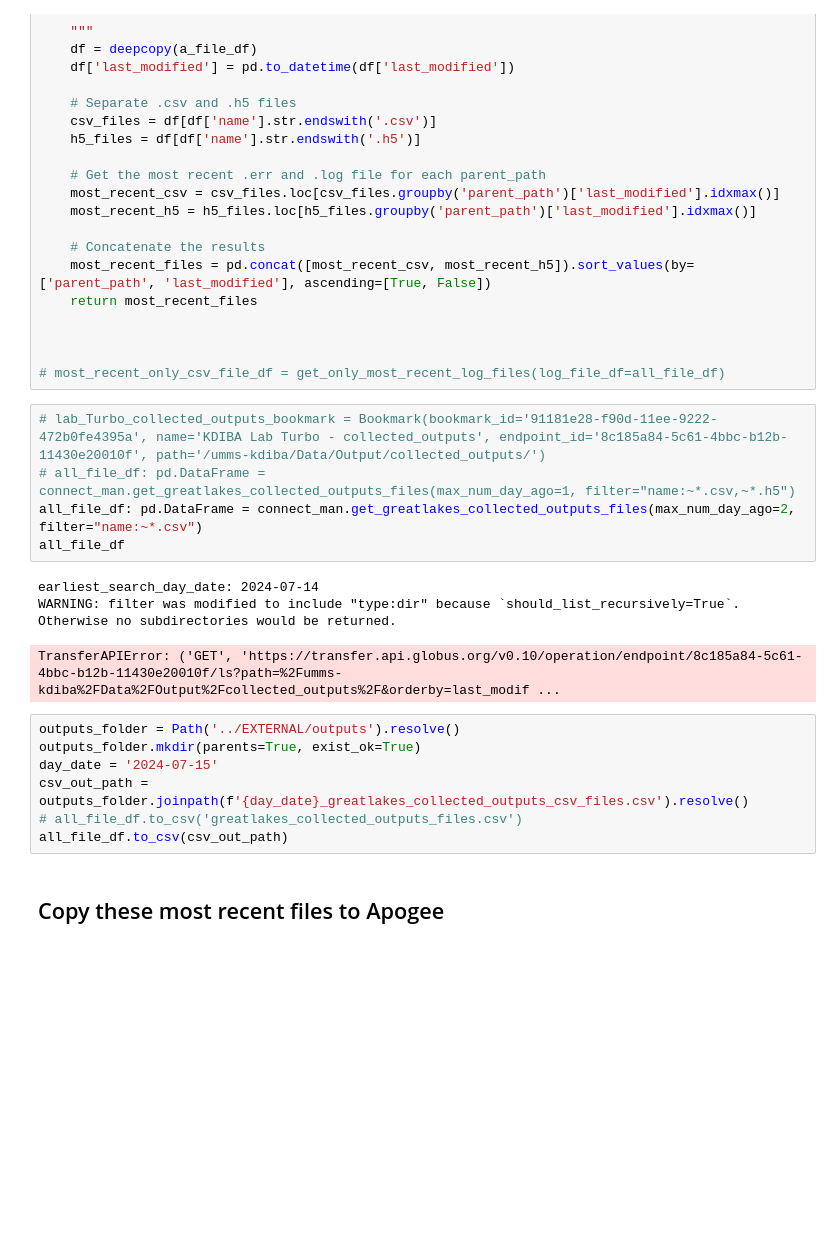
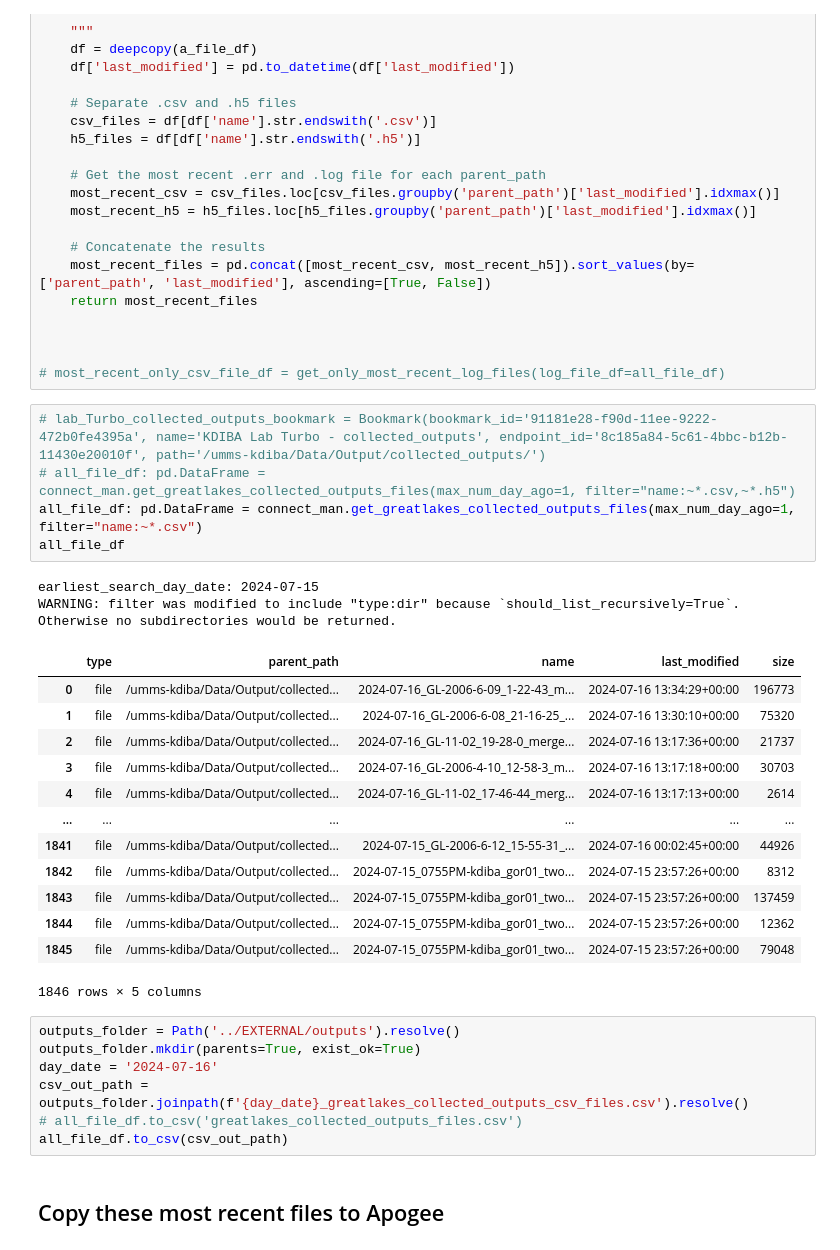
Before and after one commit to CommanderPho/PhoGlobusHelpers, a Jupyter notebook: notebooks/greatlakes_file_transfers_notebook.ipynb, the cells around one changed output. Saved outputs shown, nothing was run; the diff lists cells and outputs as text; blank space fills up the shorter version.

```diff
--- a/notebooks/greatlakes_file_transfers_notebook.ipynb
+++ b/notebooks/greatlakes_file_transfers_notebook.ipynb
@@ -220,16 +246,28 @@ def get_only_most_recent_output_files(a_file_df: pd.DataFrame) -> pd.DataFrame:
 # %%
 # lab_Turbo_collected_outputs_bookmark = Bookmark(bookmark_id='91181e28-f90d-11ee-9222-472b0fe4395a', name='KDIBA Lab Turbo - collected_outputs', endpoint_id='8c185a84-5c61-4bbc-b12b-11430e20010f', path='/umms-kdiba/Data/Output/collected_outputs/')
 # all_file_df: pd.DataFrame = connect_man.get_greatlakes_collected_outputs_files(max_num_day_ago=1, filter="name:~*.csv,~*.h5")
-all_file_df: pd.DataFrame = connect_man.get_greatlakes_collected_outputs_files(max_num_day_ago=2, filter="name:~*.csv")
+all_file_df: pd.DataFrame = connect_man.get_greatlakes_collected_outputs_files(max_num_day_ago=1, filter="name:~*.csv")
 all_file_df
 # %% [output]
-earliest_search_day_date: 2024-07-14
+earliest_search_day_date: 2024-07-15
 WARNING: filter was modified to include "type:dir" because `should_list_recursively=True`. Otherwise no subdirectories would be returned.
+|  | type | parent_path | name | last_modified | size |
+| 0 | file | /umms-kdiba/Data/Output/collected... | 2024-07-16_GL-2006-6-09_1-22-43_m... | 2024-07-16 13:34:29+00:00 | 196773 |
+| 1 | file | /umms-kdiba/Data/Output/collected... | 2024-07-16_GL-2006-6-08_21-16-25_... | 2024-07-16 13:30:10+00:00 | 75320 |
+| 2 | file | /umms-kdiba/Data/Output/collected... | 2024-07-16_GL-11-02_19-28-0_merge... | 2024-07-16 13:17:36+00:00 | 21737 |
+| 3 | file | /umms-kdiba/Data/Output/collected... | 2024-07-16_GL-2006-4-10_12-58-3_m... | 2024-07-16 13:17:18+00:00 | 30703 |
+| 4 | file | /umms-kdiba/Data/Output/collected... | 2024-07-16_GL-11-02_17-46-44_merg... | 2024-07-16 13:17:13+00:00 | 2614 |
+| ... | ... | ... | ... | ... | ... |
+| 1841 | file | /umms-kdiba/Data/Output/collected... | 2024-07-15_GL-2006-6-12_15-55-31_... | 2024-07-16 00:02:45+00:00 | 44926 |
+| 1842 | file | /umms-kdiba/Data/Output/collected... | 2024-07-15_0755PM-kdiba_gor01_two... | 2024-07-15 23:57:26+00:00 | 8312 |
+| 1843 | file | /umms-kdiba/Data/Output/collected... | 2024-07-15_0755PM-kdiba_gor01_two... | 2024-07-15 23:57:26+00:00 | 137459 |
+| 1844 | file | /umms-kdiba/Data/Output/collected... | 2024-07-15_0755PM-kdiba_gor01_two... | 2024-07-15 23:57:26+00:00 | 12362 |
+| 1845 | file | /umms-kdiba/Data/Output/collected... | 2024-07-15_0755PM-kdiba_gor01_two... | 2024-07-15 23:57:26+00:00 | 79048 |
-TransferAPIError: ('GET', 'https://transfer.api.globus.org/v0.10/operation/endpoint/8c185a84-5c61-4bbc-b12b-11430e20010f/ls?path=%2Fumms-kdiba%2FData%2FOutput%2Fcollected_outputs%2F&orderby=last_modif ...
+1846 rows × 5 columns
 # %%
 outputs_folder = Path('../EXTERNAL/outputs').resolve()
 outputs_folder.mkdir(parents=True, exist_ok=True)
-day_date = '2024-07-15'
+day_date = '2024-07-16'
 csv_out_path = outputs_folder.joinpath(f'{day_date}_greatlakes_collected_outputs_csv_files.csv').resolve()
 # all_file_df.to_csv('greatlakes_collected_outputs_files.csv')
 all_file_df.to_csv(csv_out_path)
```
Also changed, not shown: parts of 8 cells of this notebook, 1 other file.
